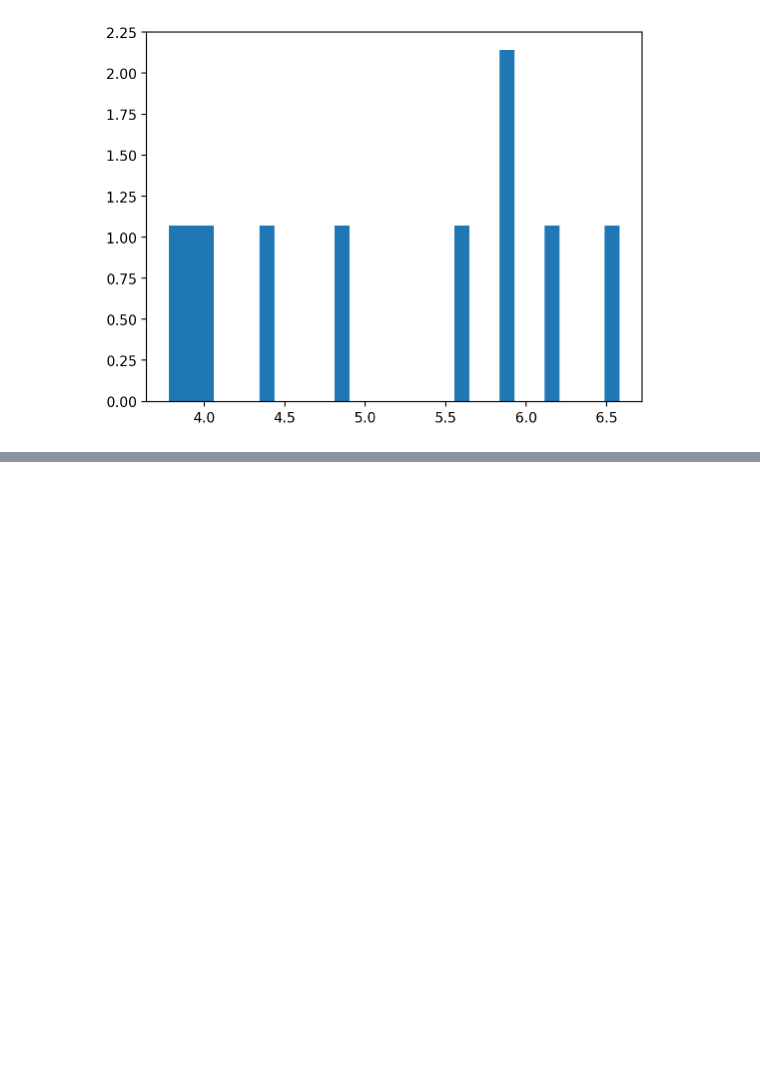
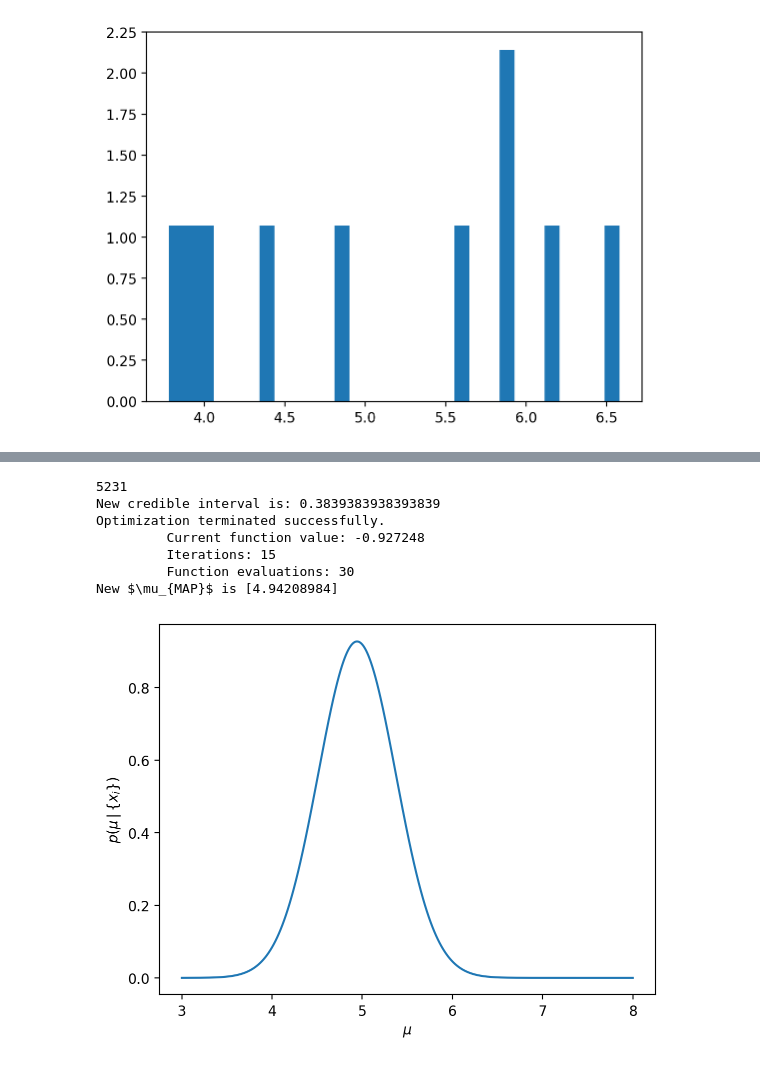
Before and after one commit to agupta-umiss/phys629-fall-2023, a Jupyter notebook: student_folders/arindam_sharma/phys629_f23_hw7_ArindamSharma.ipynb, the cells around one changed output, grey strips where cells are left out. Cells and saved outputs as stored; diff of their text form; code cells hidden in the pictures; blank space fills up the shorter version.

```diff
--- a/student_folders/arindam_sharma/phys629_f23_hw7_ArindamSharma.ipynb
+++ b/student_folders/arindam_sharma/phys629_f23_hw7_ArindamSharma.ipynb
@@ -88,0 +248,17 @@ Sample mean = 4.942118214425304, Standard error on mean = 0.43024334605205083
+# %%
+def get_mu_MAP(f, upp, low):
+
+    def neg_f(x, upp, low):
+        return -f(x, upp, low)
+
+    res = optimize.fmin(neg_f, 4, args = (upp, low) )
+    return res
+
+
+mu_MAP = get_mu_MAP(npost, 7, 3)
+print(r"$\mu$", mu_MAP[0])
+
+#print(xbar - sigma_xbar, xbar + sigma_xbar)
+#print(cred_l, cred_r, '\n')
+print(f'The credible interval is = {cred_r - cred_l}')
+print(sigma_xbar, cred_r - cred_l)
@@ -88,0 +273,26 @@ Sample mean = 4.942118214425304, Standard error on mean = 0.43024334605205083
+# %%
+#5
+
+upp = 5.4
+low = 4.6
+mu_prop = np.linspace(3,8, 10**4)
+pos2 = npost(mu_prop, upp, low)
+
+plt.plot(mu_prop, pos2)
+plt.xlabel('$\mu$');
+plt.ylabel('$p(\mu\,|\,\{x_i\})$');
+
+cred_l, err_l = credible_int_left(npost, mu_grid, 0.683, upp, low, tol=0.01)
+cred_r, err_r = credible_int_right(npost, mu_grid, 0.683, upp, low, tol=0.01)
+
+print(f'New credible interval is: {cred_r - cred_l}')
+print(r'New $\mu_{MAP}$ is', get_mu_MAP(npost, upp, low))
+# %% [output]
+5231
+New credible interval is: 0.3839383938393839
+Optimization terminated successfully.
+         Current function value: -0.927248
+         Iterations: 15
+         Function evaluations: 30
+New $\mu_{MAP}$ is [4.94208984]
+[figure, added]
```
Also changed, not shown: parts of 16 cells of this notebook, 2 other files.
